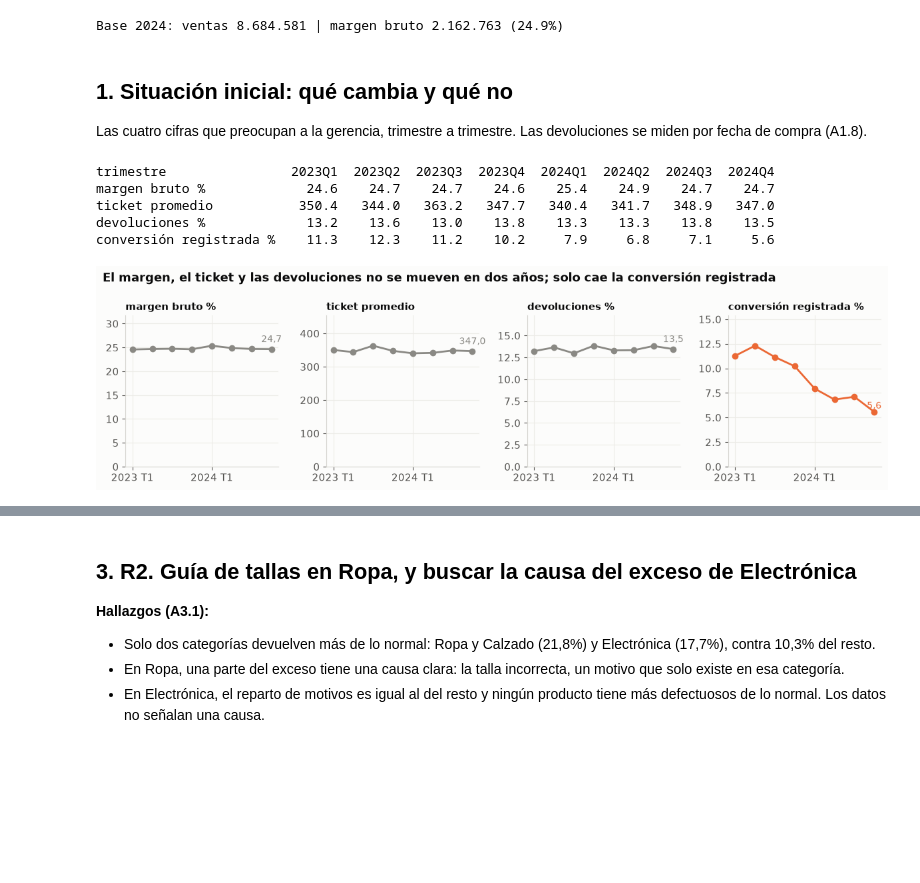
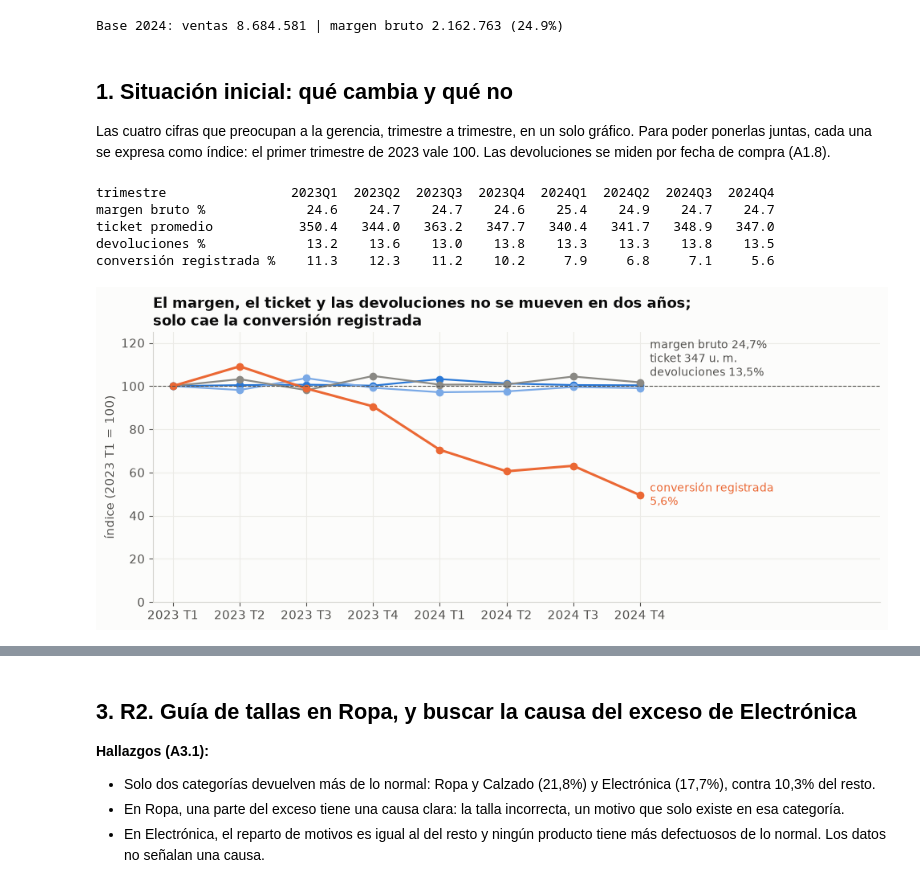
Before and after one commit to mathiascg05/retail-intelligence, a Jupyter notebook: notebooks/05_recomendaciones.ipynb, the cells around one changed output, grey strips where cells are left out. Saved outputs shown, nothing was run; the diff lists cells and outputs as text; code cells hidden in the pictures; blank space fills up the shorter version.

```diff
--- a/notebooks/05_recomendaciones.ipynb
+++ b/notebooks/05_recomendaciones.ipynb
@@ -68,37 +68,44 @@ Base 2024: ventas 8.684.581 | margen bruto 2.162.763 (24.9%)
 # %% [markdown]
 ## 1. Situación inicial: qué cambia y qué no
 
-Las cuatro cifras que preocupan a la gerencia, trimestre a trimestre. Las devoluciones se miden por fecha de compra (A1.8).
+Las cuatro cifras que preocupan a la gerencia, trimestre a trimestre, en un solo gráfico. Para poder ponerlas juntas, cada una se expresa como índice: el primer trimestre de 2023 vale 100. Las devoluciones se miden por fecha de compra (A1.8).
 # %%
 q = trx.groupby("trimestre").agg(ventas=("monto_neto", "sum"), margen=("margen_bruto", "sum"),
                                 ticket=("monto_neto", "mean"), devolucion=("devuelta", "mean"))
 situacion = pd.DataFrame({
     "margen bruto %": 100 * q.margen / q.ventas,
     "ticket promedio": q.ticket,
     "devoluciones %": 100 * q.devolucion,
     "conversión registrada %": 100 * cam.groupby(cam.fecha_envio.dt.to_period("Q").astype(str)).convertido.mean(),
 })
 situacion.index.name = "trimestre"
 print(situacion.round(1).T.to_string())
-guardar(situacion.reset_index(), "resultado_a5_situacion_trimestre")
+indice = 100 * situacion / situacion.iloc[0]
+largo = indice.reset_index().melt(id_vars="trimestre", var_name="métrica", value_name="índice (2023 T1 = 100)")
+largo["valor"] = situacion.reset_index().melt(id_vars="trimestre").value
+guardar(largo, "resultado_a5_situacion_trimestre")
 
-fig, axes = plt.subplots(1, 4, figsize=(12, 3.4))
-x = np.arange(len(situacion))
-for ax, (col, fila), color in zip(axes, situacion.items(), [GRIS, GRIS, GRIS, NARANJA]):
-    ax.plot(x, fila, marker="o", color=color, lw=2)
-    ax.set_ylim(0, fila.max() * 1.25)
-    ax.set_title(col, fontsize=11)
-    ax.set_xticks(x[::4], [t.replace("Q", " T") for t in situacion.index[::4]])
-    ax.text(x[-1], fila.iloc[-1] * 1.06, f"{fila.iloc[-1]:.1f}".replace(".", ","), ha="center", fontsize=10, color=color)
-fig.suptitle("El margen, el ticket y las devoluciones no se mueven en dos años; solo cae la conversión registrada",
-             x=0.01, ha="left", fontweight="bold", fontsize=13)
+fig, ax = plt.subplots(figsize=(10, 4.4))
+x = np.arange(len(indice))
+for col, color in zip(indice.columns, [AZUL, "#7aa9e6", GRIS, NARANJA]):
+    ax.plot(x, indice[col], marker="o", color=color, lw=2.2 if color == NARANJA else 1.6)
+u = situacion.iloc[-1]
+ax.text(x[-1] + 0.15, 103, f"margen bruto {u['margen bruto %']:.1f}%\nticket {u['ticket promedio']:.0f} UM\ndevoluciones {u['devoluciones %']:.1f}%".replace(".", ",").replace("UM", "u. m."),
+        va="bottom", color=TEXTO_2, fontsize=10)
+ax.text(x[-1] + 0.15, indice.iloc[-1, -1], f"conversión registrada\n{u['conversión registrada %']:.1f}%".replace(".", ","), va="center", color=NARANJA, fontsize=10)
+ax.axhline(100, color=TEXTO_2, lw=0.8, ls="--")
+ax.set_xticks(x, [t.replace("Q", " T") for t in indice.index])
+ax.set_xlim(-0.3, len(x) + 2.6)
+ax.set_ylim(0, 125)
+ax.set_ylabel("índice (2023 T1 = 100)")
+ax.set_title("El margen, el ticket y las devoluciones no se mueven en dos años;\nsolo cae la conversión registrada")
 fig.tight_layout()
 fig.savefig(FIG / "a5_situacion_inicial.png", dpi=150)
 plt.show()
 # %% [output]
 trimestre                2023Q1  2023Q2  2023Q3  2023Q4  2024Q1  2024Q2  2024Q3  2024Q4
 margen bruto %             24.6    24.7    24.7    24.6    25.4    24.9    24.7    24.7
 ticket promedio           350.4   344.0   363.2   347.7   340.4   341.7   348.9   347.0
 devoluciones %             13.2    13.6    13.0    13.8    13.3    13.3    13.8    13.5
 conversión registrada %    11.3    12.3    11.2    10.2     7.9     6.8     7.1     5.6
-[figure, old version]
+[figure, new version]
```
Also changed, not shown: parts of 12 cells of this notebook, 14 other files.
